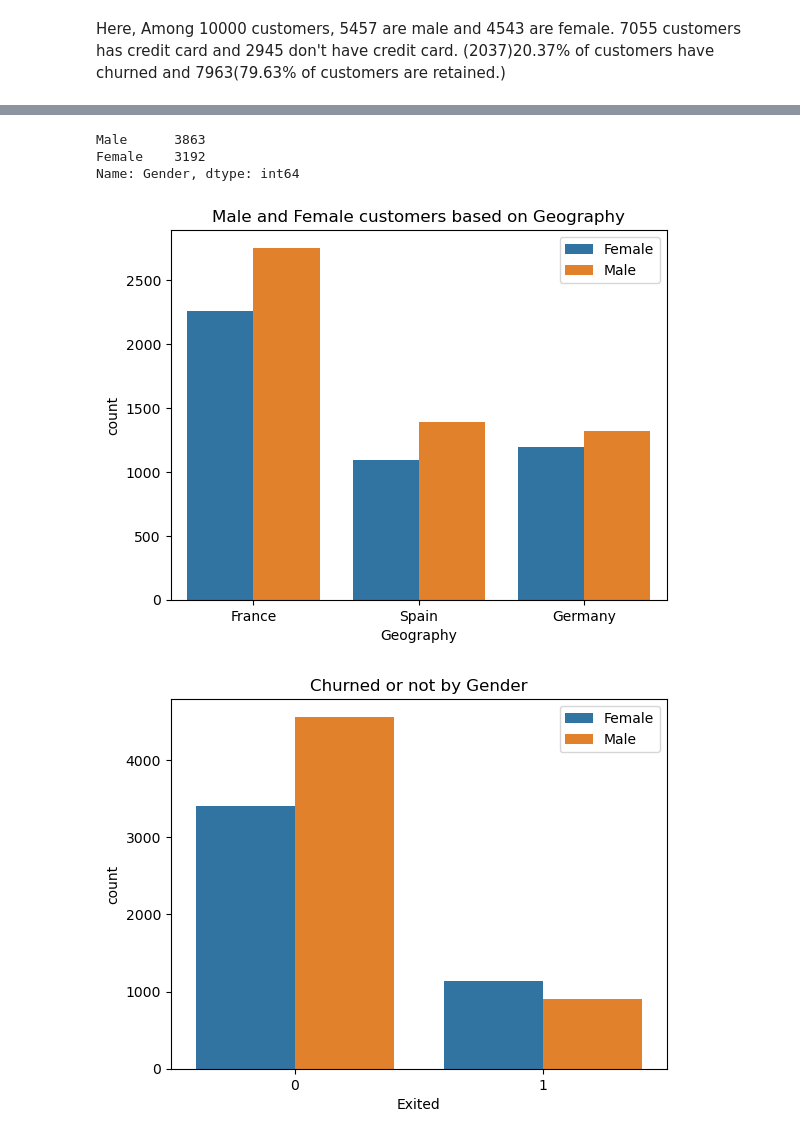
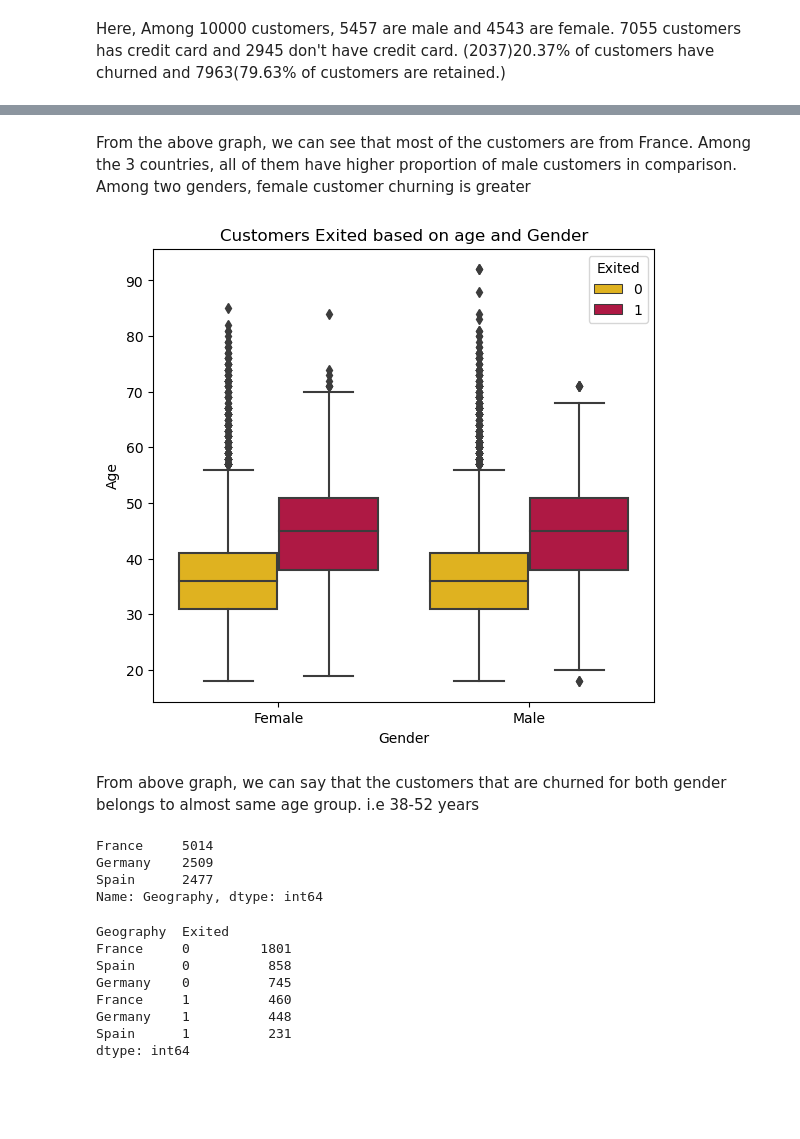
Before and after one commit to shubhampokhrel81/predicting_churn_for_bank_customers, a Jupyter notebook: churn_prediction.ipynb, the cells around one changed output, grey strips where cells are left out. Saved outputs shown, nothing was run; the diff lists cells and outputs as text; code cells hidden in the pictures; blank space fills up the shorter version.

```diff
--- a/churn_prediction.ipynb
+++ b/churn_prediction.ipynb
@@ -147,20 +172,41 @@ Here, Among 10000 customers, 5457 are male and 4543 are female. 7055 customers h
+# %% [markdown]
+From the above graph, we can see that most of the customers are from France. Among the 3 countries, all of them
+have higher proportion of male customers in comparison.
+Among two genders, female customer churning is greater
+# %%
+fig = plt.figure(figsize = (22,20))
+ax = fig.add_subplot(3,3,1)
+
+my_palette = ["#FFC300", "#C70039"]
+g = sns.boxplot(x = "Gender",
+                y = "Age",
+                hue = "Exited",
+                data = df,
+                palette = my_palette,
+                ax = ax)
+
+g.set_title("Customers Exited based on age and Gender")
+plt.show()
+# %% [output]
+[figure, added]
+# %% [markdown]
+From above graph, we can say that the customers that are churned for both gender belongs to almost same age group.
+i.e 38-52 years
+# %%
+df['Geography'].value_counts()
+# %% [output]
+France     5014
+Germany    2509
+Spain      2477
+Name: Geography, dtype: int64
 # %%
-df[df['HasCrCard']==1]['Gender'].value_counts()
+df[df["Gender"]=="Female"][["Geography", "Exited"]].value_counts()
 # %% [output]
-Male      3863
-Female    3192
-Name: Gender, dtype: int64
+Geography  Exited
+France     0         1801
+Spain      0          858
+Germany    0          745
+France     1          460
+Germany    1          448
+Spain      1          231
+dtype: int64
-# %%
-sns.countplot(x = 'Geography', data=df, hue='Gender')
-plt.title('Male and Female customers based on Geography')
-plt.legend()
-plt.show()
-# %% [output]
-[figure, removed]
-# %%
-sns.countplot(x = 'Exited', hue='Gender', data=df)
-plt.title('Churned or not by Gender')
-plt.legend()
-plt.show()
-# %% [output]
-[figure, removed]
```
Also changed, not shown: parts of 26 cells of this notebook.
